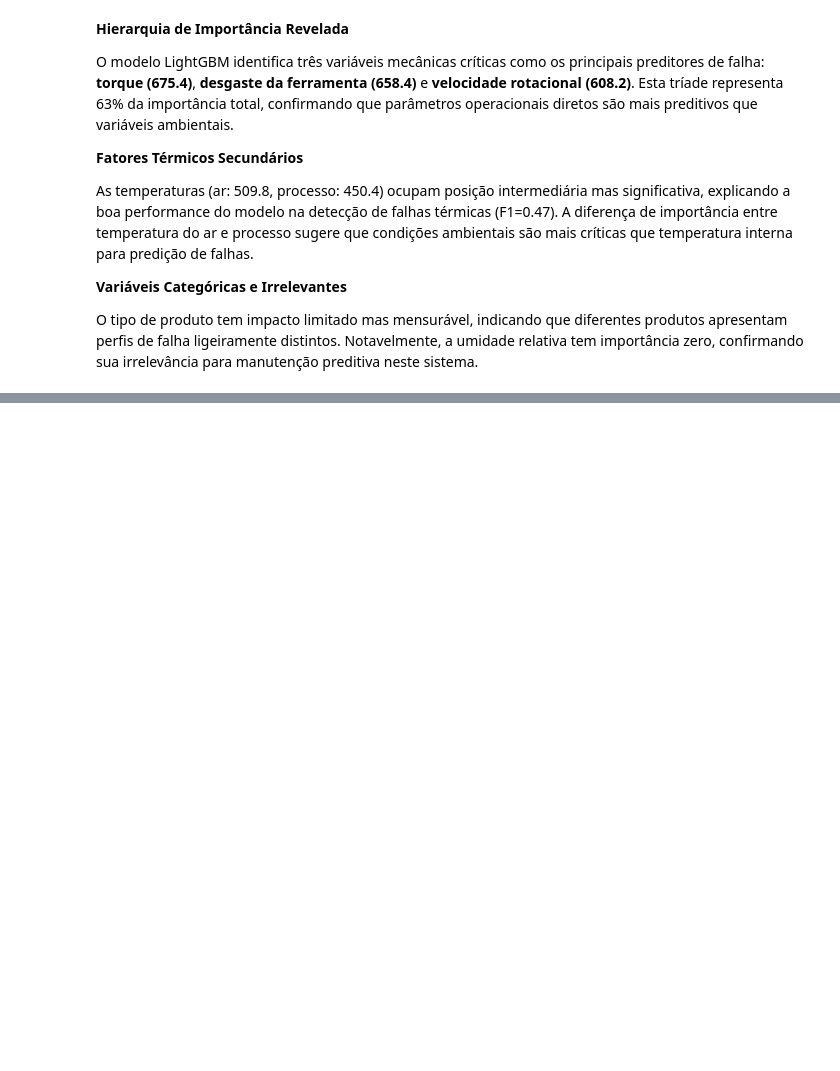
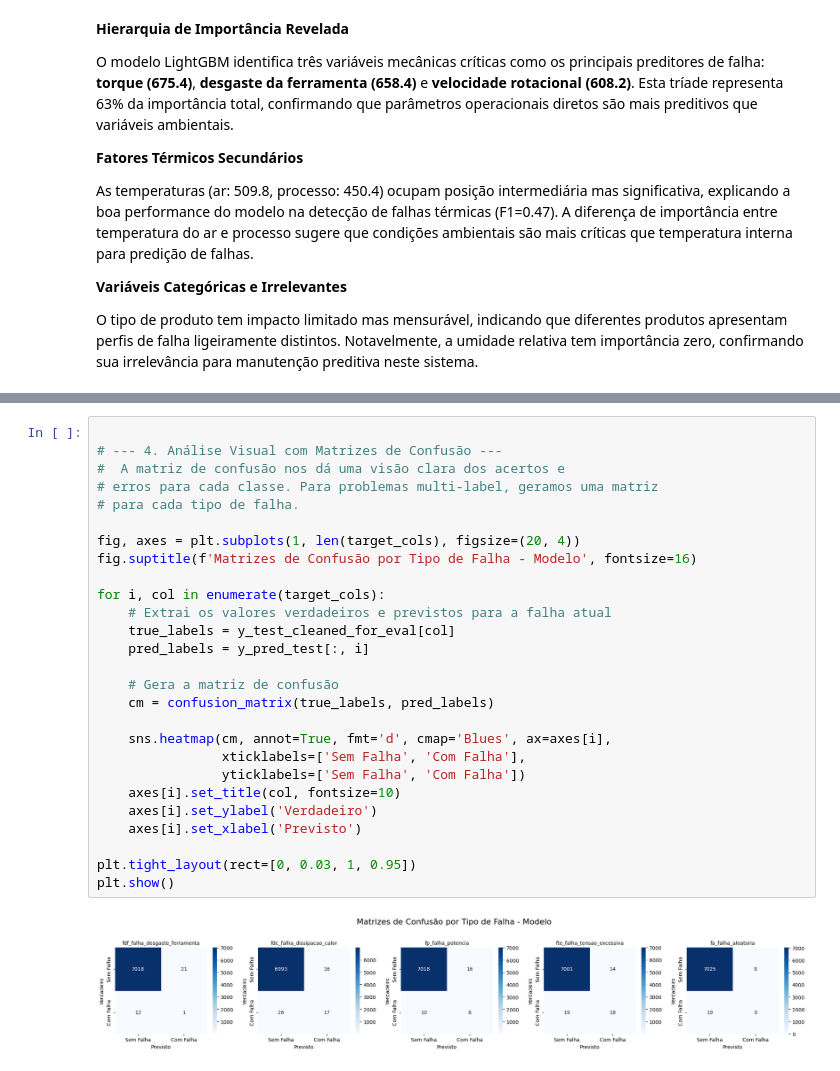
Before and after one commit to paula-33/Bootcamp_DS, a Jupyter notebook: 03_Multirrotulo.ipynb, the cells around one changed output, grey strips where cells are left out. Drawn from its saved outputs; the diff is of its cells as text; blank space fills up the shorter version.

```diff
--- a/03_Multirrotulo.ipynb
+++ b/03_Multirrotulo.ipynb
@@ -1061,3 +922,32 @@ fdf_falha_desgaste_ferramenta       0.05      0.08      0.06        13
+# %%
+
+# --- 4. Análise Visual com Matrizes de Confusão ---
+#  A matriz de confusão nos dá uma visão clara dos acertos e
+# erros para cada classe. Para problemas multi-label, geramos uma matriz
+# para cada tipo de falha.
+
+fig, axes = plt.subplots(1, len(target_cols), figsize=(20, 4))
+fig.suptitle(f'Matrizes de Confusão por Tipo de Falha - Modelo', fontsize=16)
+
+for i, col in enumerate(target_cols):
+    # Extrai os valores verdadeiros e previstos para a falha atual
+    true_labels = y_test_cleaned_for_eval[col]
+    pred_labels = y_pred_test[:, i]
+
+    # Gera a matriz de confusão
+    cm = confusion_matrix(true_labels, pred_labels)
+
+    sns.heatmap(cm, annot=True, fmt='d', cmap='Blues', ax=axes[i],
+                xticklabels=['Sem Falha', 'Com Falha'],
+                yticklabels=['Sem Falha', 'Com Falha'])
+    axes[i].set_title(col, fontsize=10)
+    axes[i].set_ylabel('Verdadeiro')
+    axes[i].set_xlabel('Previsto')
+
+plt.tight_layout(rect=[0, 0.03, 1, 0.95])
+plt.show()
+# %% [output]
+[figure, added]
 # %% [markdown]
 **Conclusão Final do LightGBM Otimizado em Produção**
 
```
Also changed, not shown: parts of 37 cells of this notebook.
